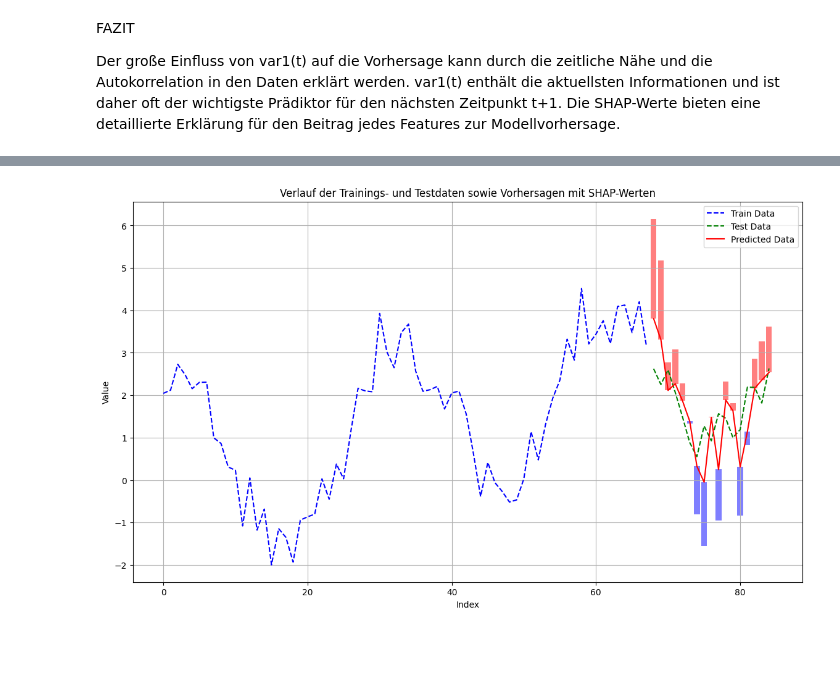
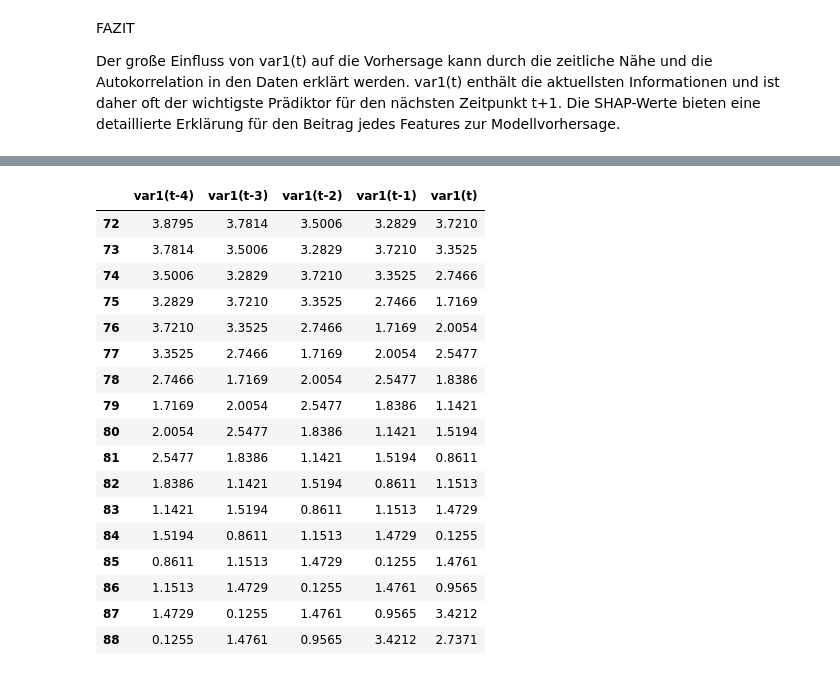
Before and after one commit to mmelinanna/xaiplayground, a Jupyter notebook: random_forest.ipynb, the cells around one changed output, grey strips where cells are left out. Saved outputs shown, nothing was run; the diff lists cells and outputs as text; code cells hidden in the pictures; blank space fills up the shorter version.

```diff
--- a/random_forest.ipynb
+++ b/random_forest.ipynb
@@ -869,32 +849,24 @@ array([[-6.13896749e-02, -4.39236720e-02,  2.96382307e-01,
-# %%
-import numpy as np
-import matplotlib.pyplot as plt
-
-# Plotten der tatsächlichen und vorhergesagten Zeitreihe
-plt.figure(figsize=(14, 8))
-
-# Trainingsdaten plotten
-plt.plot(np.arange(len(y_trainRFR)), y_trainRFR, label='Train Data', color='blue', linestyle='--')
-
-# Testdaten plotten
-plt.plot(np.arange(len(y_trainRFR), len(y_trainRFR) + len(y_testRFR)), y_testRFR, label='Test Data', color='green', linestyle='--')
-
-# Vorhergesagte Werte plotten
-plt.plot(np.arange(len(y_trainRFR), len(y_trainRFR) + len(y_testRFR)), y_pred, label='Predicted Data', color='red')
-
-# SHAP-Werte als Balken hinzufügen
-for i in range(len(y_pred)):  # Sicherstellen, dass wir nur über die Länge von y_pred iterieren
-    shap_sum = shap_values[i].values.sum()  # Summe der SHAP-Werte für eine Vorhersage, .values um den numerischen Wert zu bekommen
-    plt.bar(i + len(y_trainRFR), shap_sum, bottom=y_pred[i], color="red" if shap_sum > 0 else "blue", alpha=0.5)
-
-plt.xlabel('Index')
-plt.grid()
-plt.ylabel('Value')
-plt.title('Verlauf der Trainings- und Testdaten sowie Vorhersagen mit SHAP-Werten')
-plt.legend()
-plt.show()
-# %% [output]
-[figure, removed]
+# %%
+x_testRFR
+# %% [output]
+|  | var1(t-4) | var1(t-3) | var1(t-2) | var1(t-1) | var1(t) |
+| 72 | 3.8795 | 3.7814 | 3.5006 | 3.2829 | 3.7210 |
+| 73 | 3.7814 | 3.5006 | 3.2829 | 3.7210 | 3.3525 |
+| 74 | 3.5006 | 3.2829 | 3.7210 | 3.3525 | 2.7466 |
+| 75 | 3.2829 | 3.7210 | 3.3525 | 2.7466 | 1.7169 |
+| 76 | 3.7210 | 3.3525 | 2.7466 | 1.7169 | 2.0054 |
+| 77 | 3.3525 | 2.7466 | 1.7169 | 2.0054 | 2.5477 |
+| 78 | 2.7466 | 1.7169 | 2.0054 | 2.5477 | 1.8386 |
+| 79 | 1.7169 | 2.0054 | 2.5477 | 1.8386 | 1.1421 |
+| 80 | 2.0054 | 2.5477 | 1.8386 | 1.1421 | 1.5194 |
+| 81 | 2.5477 | 1.8386 | 1.1421 | 1.5194 | 0.8611 |
+| 82 | 1.8386 | 1.1421 | 1.5194 | 0.8611 | 1.1513 |
+| 83 | 1.1421 | 1.5194 | 0.8611 | 1.1513 | 1.4729 |
+| 84 | 1.5194 | 0.8611 | 1.1513 | 1.4729 | 0.1255 |
+| 85 | 0.8611 | 1.1513 | 1.4729 | 0.1255 | 1.4761 |
+| 86 | 1.1513 | 1.4729 | 0.1255 | 1.4761 | 0.9565 |
+| 87 | 1.4729 | 0.1255 | 1.4761 | 0.9565 | 3.4212 |
+| 88 | 0.1255 | 1.4761 | 0.9565 | 3.4212 | 2.7371 |
 # %%
 y_pred
 # %% [output]
```
Also changed, not shown: parts of 20 cells of this notebook.
